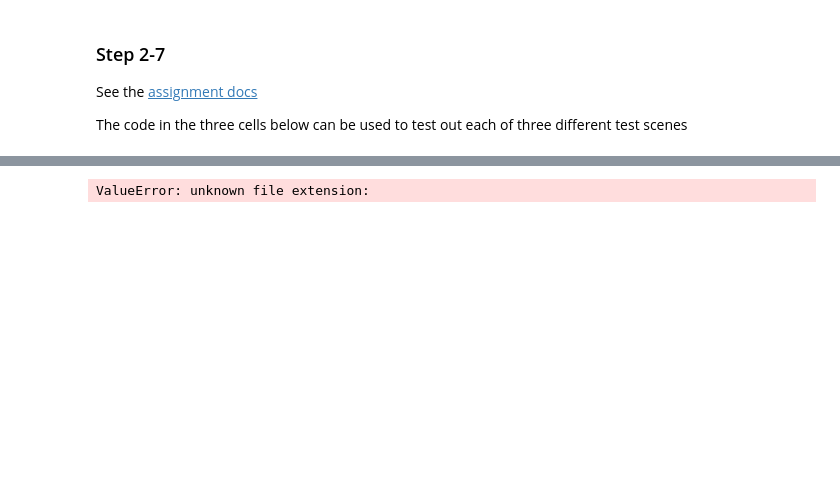
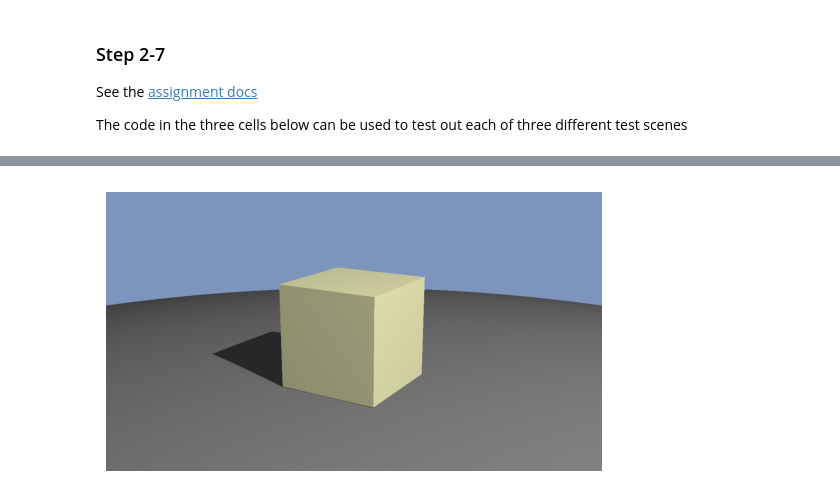
Before and after one commit to shaostassen/CS4620-C2, a Jupyter notebook: Testing.ipynb, the cells around one changed output, grey strips where cells are left out. Saved outputs shown, nothing was run; the diff lists cells and outputs as text; code cells hidden in the pictures; blank space fills up the shorter version.

Commit message:
initial lebron cube

```diff
--- a/Testing.ipynb
+++ b/Testing.ipynb
@@ -57,5 +48,5 @@ im.show()
 # %%
-im = CubeExample().render([144,256])
+im = CubeExample().render( output_shape = [5*144,5*256])
 im.show()
 # %% [output]
-ValueError: unknown file extension:
+[figure, added]
```
Also changed, not shown: parts of 8 cells of this notebook, 17 other files.
